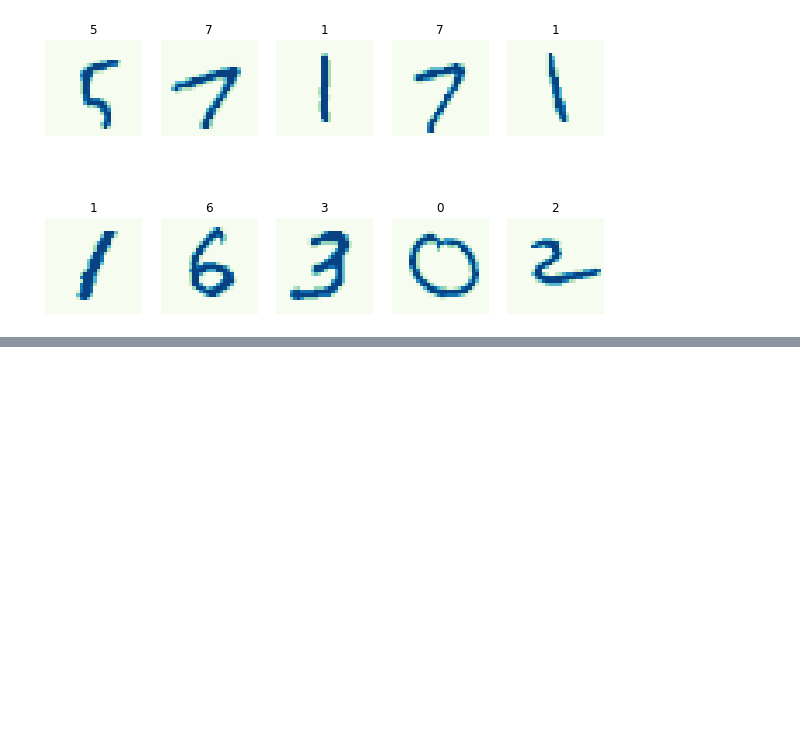
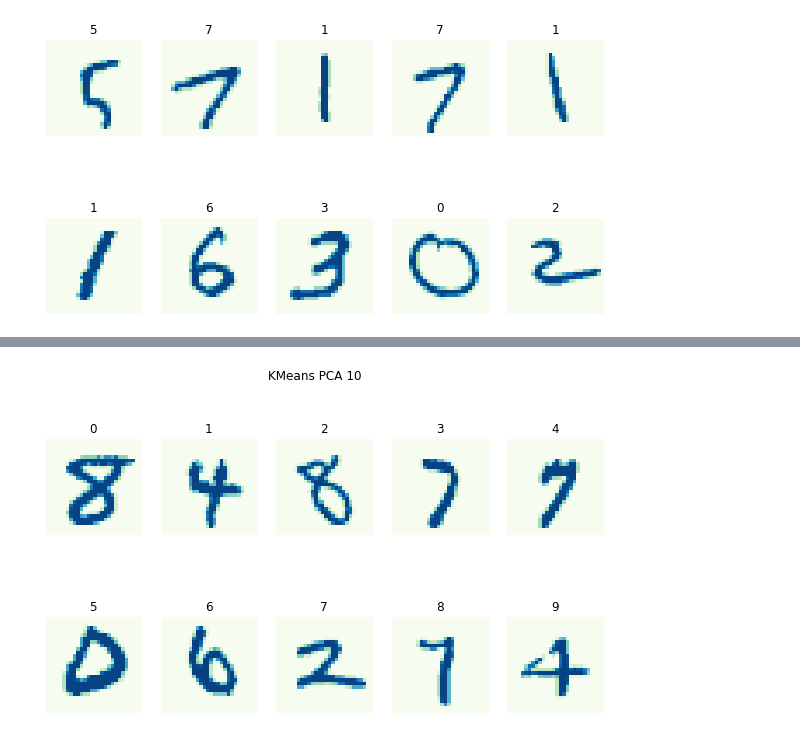
Before and after one commit to albert-bariev/rs-school-ml, a Jupyter notebook: 8_clustering.ipynb, the cells around one changed output, grey strips where cells are left out. Saved outputs shown, nothing was run; the diff lists cells and outputs as text; code cells hidden in the pictures; blank space fills up the shorter version.

```diff
--- a/8_clustering.ipynb
+++ b/8_clustering.ipynb
@@ -526,0 +628,5 @@ for ax, image, label in zip(axes.flatten(), X[100:111], y[100:111]):
+# %%
+%%time
+pca_10 = PCA(n_components=10).fit(X_sample)
+X_pca_10 = pca_10.transform(X_sample)
+X_pca_10.shape
@@ -526,0 +637,3 @@ for ax, image, label in zip(axes.flatten(), X[100:111], y[100:111]):
+# %%
+%%time
+kmeans_pca_10 = KMeans(n_clusters=10).fit(X_pca_10)
@@ -526,0 +643,5 @@ for ax, image, label in zip(axes.flatten(), X[100:111], y[100:111]):
+# %%
+%%time
+get_metrics(X=X_sample, y_true=y_sample, y_pred=kmeans_pca_10.labels_, model_name='KMeans PCA 10')
+plot_centers(X_sample, list(set(kmeans_pca_10.labels_)), 'KMeans PCA 10')
+# %% [output]
@@ -526,0 +651 @@ for ax, image, label in zip(axes.flatten(), X[100:111], y[100:111]):
+[figure, added]
```
Also changed, not shown: parts of 60 cells of this notebook.
